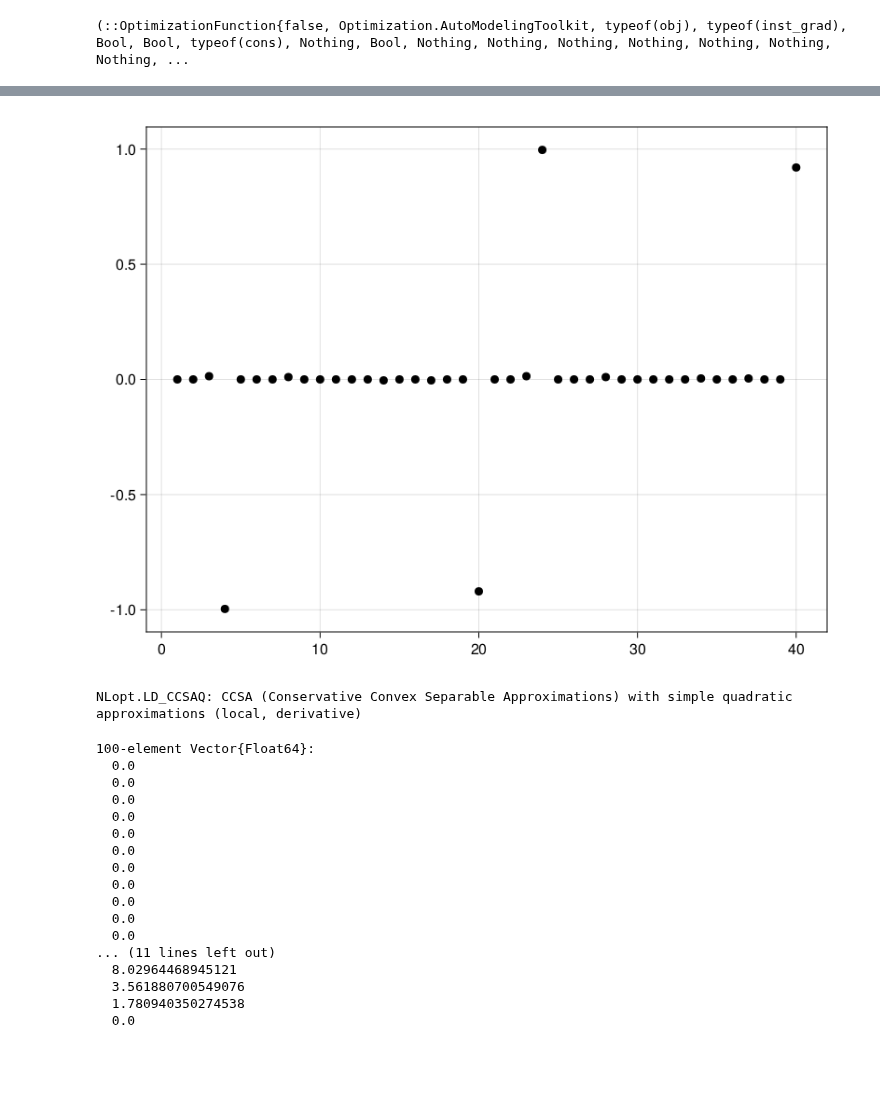
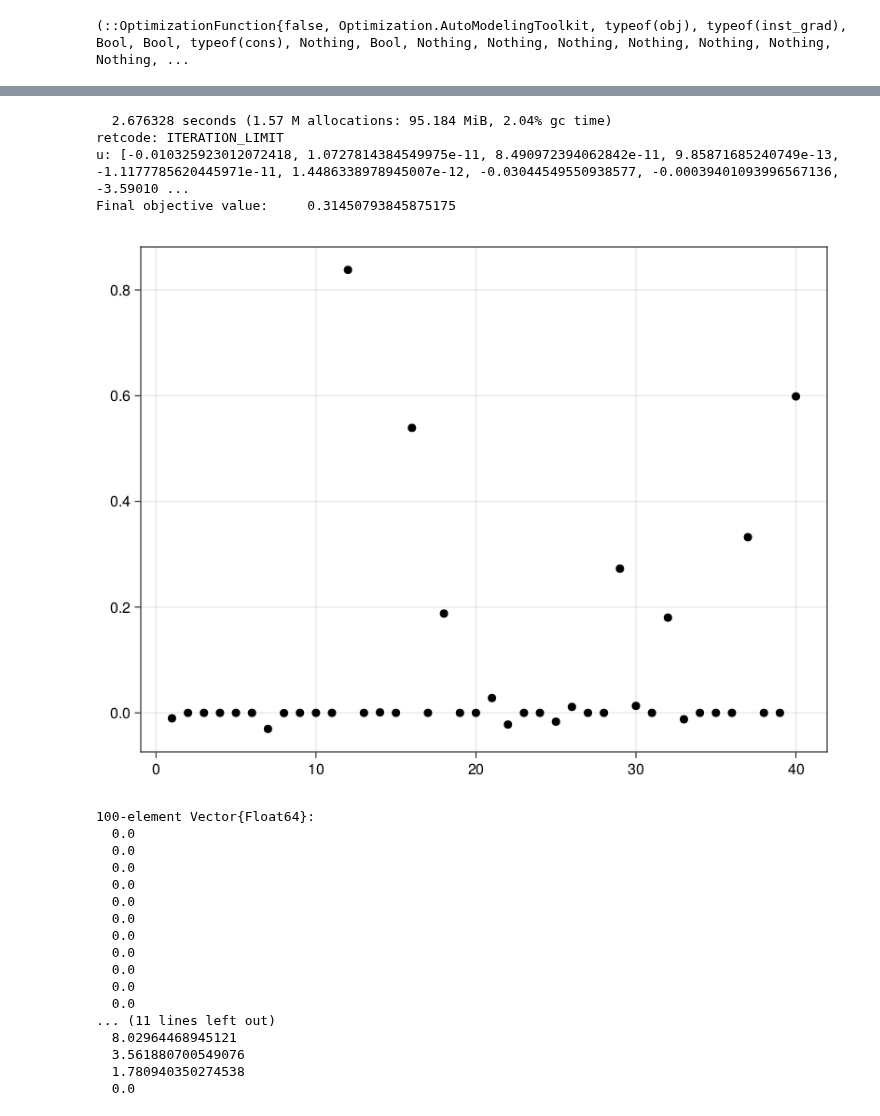
Before and after one commit to gaurav-arya/SparseCCSA.jl, a Jupyter notebook: examples/lasso/Lasso profile.ipynb, the cells around one changed output, grey strips where cells are left out. Saved outputs shown, nothing was run; the diff lists cells and outputs as text; code cells hidden in the pictures; blank space fills up the shorter version.

```diff
--- a/examples/lasso/Lasso profile.ipynb
+++ b/examples/lasso/Lasso profile.ipynb
@@ -45,9 +66,7 @@ plot(uest)
 # %%
-u = rand(p)
-t = abs.(u)
-u_and_t = vcat(u, t)
-# t_i >= u_i, t_i >= -u_i
-# t_i - u_i >= 0, t_i + u_i >= 0
+u0 = rand(p)
+t = abs.(u0)
+u_and_t = vcat(u0, t)
 
 function obj(u_and_t, _)
     u = u_and_t[1:p]
@@ -58,7 +77,7 @@ end
 function grad(u_and_t)
     u = u_and_t[1:p]
     t = u_and_t[p+1:2p]
-    grad_vec .= vcat(2 * G' * (G * u - y), fill(α, p))
+    vcat(2 * G' * (G * u - y), fill(α, p))
 end
 
 function inst_grad(res, u_and_t)
@@ -115,11 +107,13 @@ u: 40-element Vector{Float64}:
-# %%
-plot(sol)
-# %% [output]
-[figure, removed]
-# %%
-NLopt.LD_CCSAQ
-# %% [output]
-NLopt.LD_CCSAQ: CCSA (Conservative Convex Separable Approximations) with simple quadratic approximations (local, derivative)
+# %%
+@time sol = solve(prob, opt; algorithm=:LD_CCSAQ)
+print(sol)
+plot(sol[1:p])
+# %% [output]
+  2.676328 seconds (1.57 M allocations: 95.184 MiB, 2.04% gc time)
+retcode: ITERATION_LIMIT
+u: [-0.010325923012072418, 1.0727814384549975e-11, 8.490972394062842e-11, 9.85871685240749e-13, -1.1177785620445971e-11, 1.4486338978945007e-12, -0.03044549550938577, -0.00039401093996567136, -3.59010 ...
+Final objective value:     0.31450793845875175
+[figure, added]
 # %%
 α= 0.1
 n= 100
```
Also changed, not shown: parts of 7 cells of this notebook, 1 other file.
